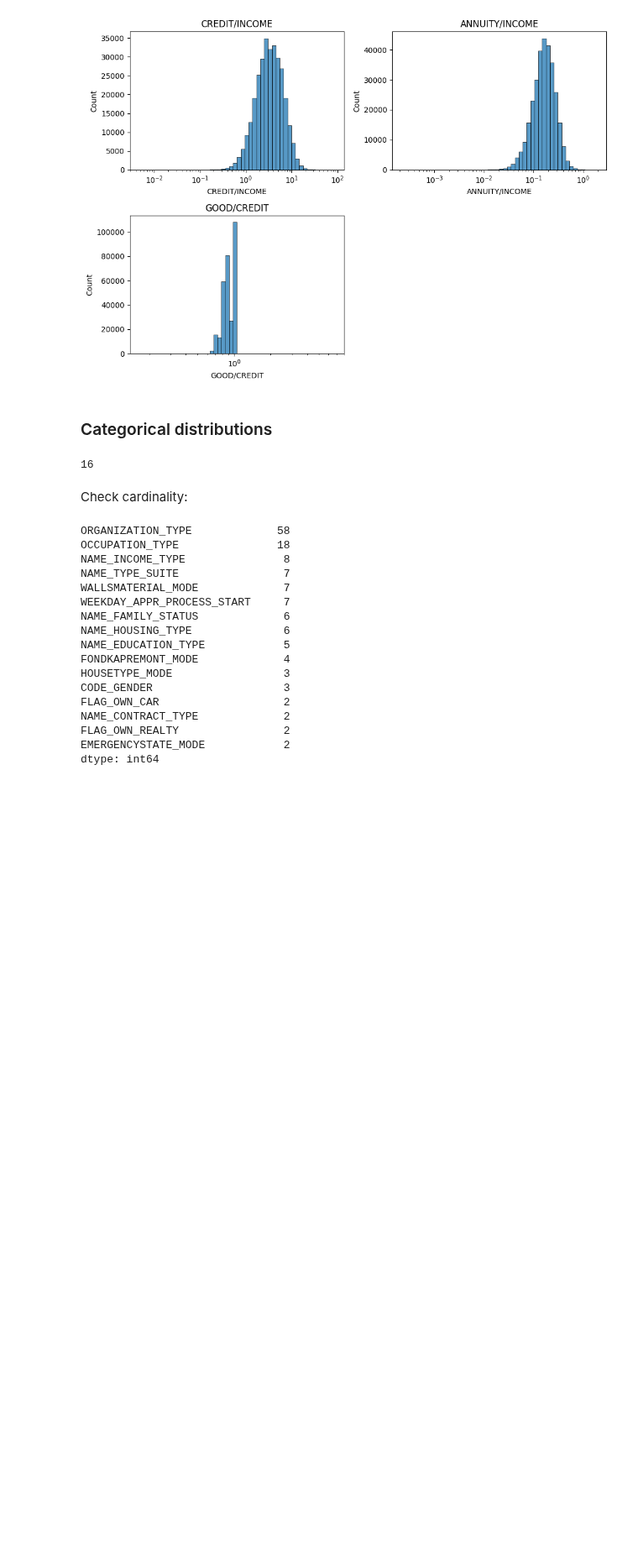
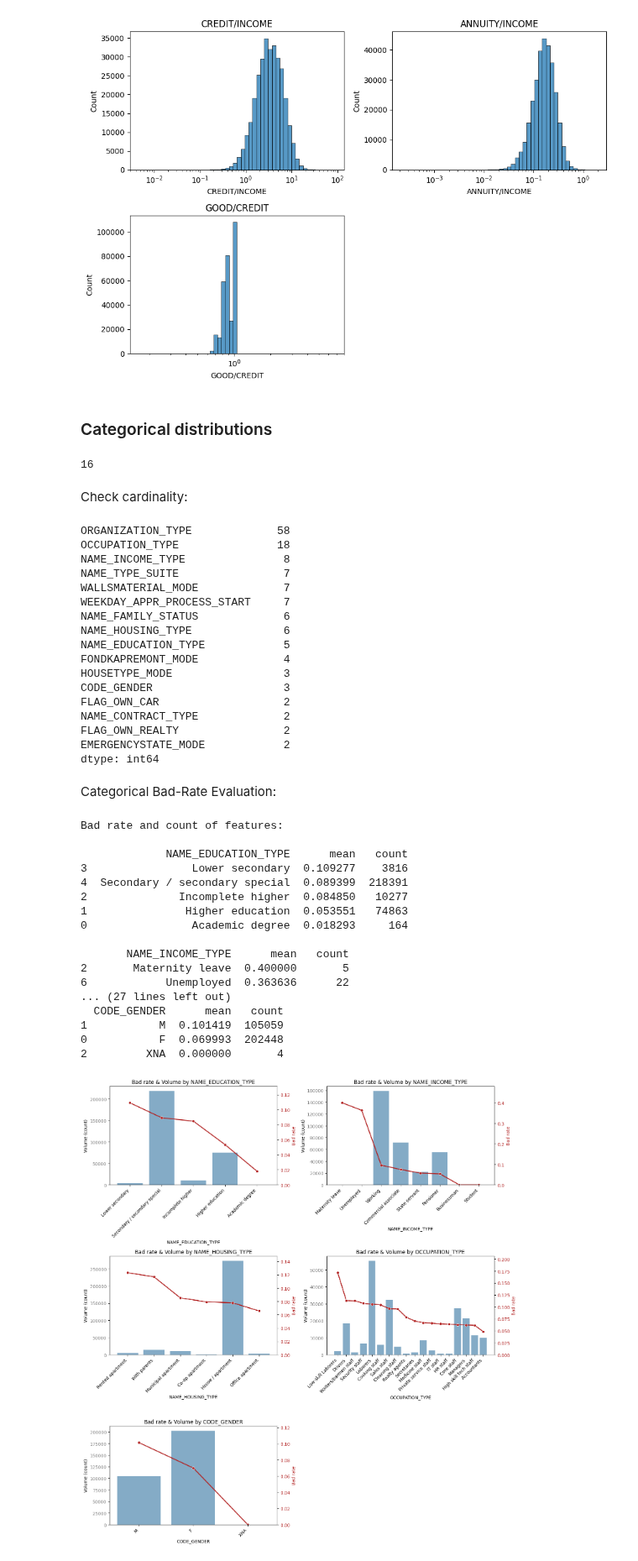
Before and after one commit to naynay-push-force/credit-risk-pd, a Jupyter notebook: src/notebooks/01_eda_application_train.ipynb, the cells around one changed output. Shown at 84% size. Cells and saved outputs as stored; diff of their text form; code cells hidden in the pictures; blank space fills up the shorter version.

```diff
--- a/src/notebooks/01_eda_application_train.ipynb
+++ b/src/notebooks/01_eda_application_train.ipynb
@@ -281,4 +295,59 @@ NAME_CONTRACT_TYPE             2
 FLAG_OWN_REALTY                2
 EMERGENCYSTATE_MODE            2
 dtype: int64
+# %% [markdown]
+Categorical Bad-Rate Evaluation:
+# %%
+cols = ['NAME_EDUCATION_TYPE', 'NAME_INCOME_TYPE', 'NAME_HOUSING_TYPE', 'OCCUPATION_TYPE', 'CODE_GENDER']
+
+fig, axes = plt.subplots(3, 2, figsize=(14, 15))
+
+axes = axes.flatten()
+
+print("Bad rate and count of features: \n")
+
+for i, col in enumerate(cols):
+    grouped = df.groupby(col)['TARGET'].agg(['mean','count']).reset_index()
+    grouped = grouped.sort_values(by='mean', ascending=False)
+
+    print(f"{grouped.head(10)}\n")
+
+    sns.barplot(data=grouped, x=col, y='count', alpha=0.6, ax=axes[i])
+    axes[i].set_ylabel("Volume (count)")
+    axes[i].tick_params(axis='y', labelcolor='grey')
+    axes[i].set_title(f'Bad rate & Volume by {col}')
+
+    axes[i].set_xticklabels(grouped[col], rotation=45, ha='right')
+
+    ax2 = axes[i].twinx()
+    sns.lineplot(data=grouped, x=col, y='mean', marker='o', color='firebrick', linewidth=2, ax=ax2)
+    ax2.set_ylabel('Bad rate', color='firebrick')
+    ax2.tick_params(axis='y', labelcolor='firebrick')
+
+    ax2.set_ylim(0, grouped['mean'].max() * 1.2)
+
+for j in range(len(cols), len(axes)):
+    fig.delaxes(axes[j])
+
+plt.tight_layout()
+plt.show()
+# %% [output]
+Bad rate and count of features:
+
+             NAME_EDUCATION_TYPE      mean   count
+3                Lower secondary  0.109277    3816
+4  Secondary / secondary special  0.089399  218391
+2              Incomplete higher  0.084850   10277
+1               Higher education  0.053551   74863
+0                Academic degree  0.018293     164
+
+       NAME_INCOME_TYPE      mean   count
+2       Maternity leave  0.400000       5
+6            Unemployed  0.363636      22
+... (27 lines left out)
+  CODE_GENDER      mean   count
+1           M  0.101419  105059
+0           F  0.069993  202448
+2         XNA  0.000000       4
+[figure, added]
 # %% [markdown]
```
Also changed, not shown: parts of 10 cells of this notebook.
